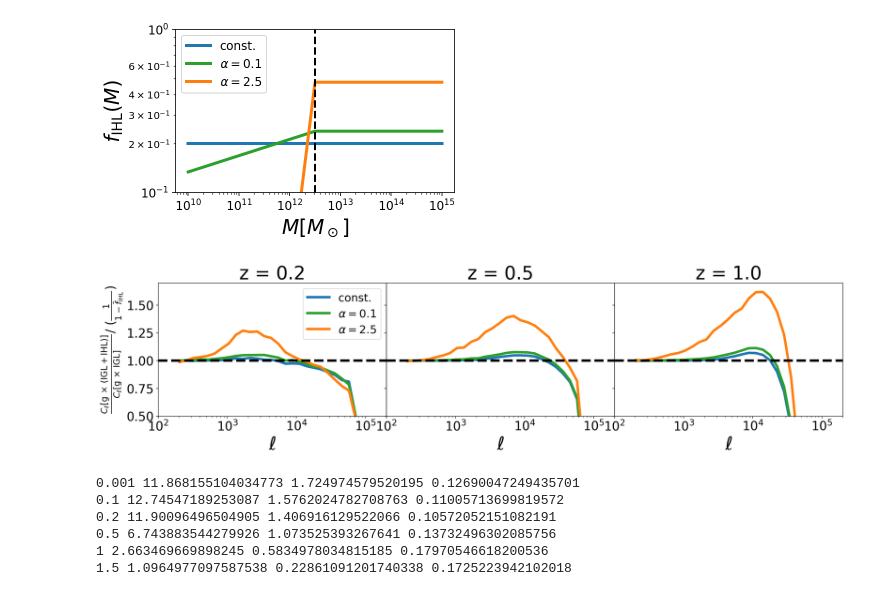
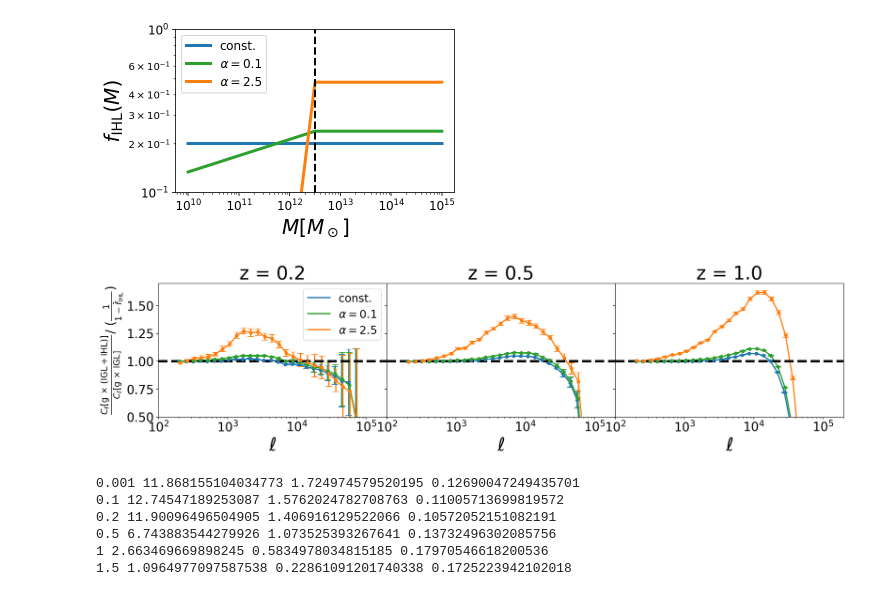
Before and after one commit to yuntingcheng/python_ciber, a Jupyter notebook: stack_modelfit/MICECAT_paperfigs.ipynb, the cells around one changed output. Cells and saved outputs as stored; diff of their text form; code cells hidden in the pictures.

```diff
--- a/stack_modelfit/MICECAT_paperfigs.ipynb
+++ b/stack_modelfit/MICECAT_paperfigs.ipynb
@@ -930,8 +964,9 @@ zg_arr = np.array([0.2, 0.5, 1.0])
 r_IHL = f_IHL / (1 - f_IHL)
 fig, ax = plt.subplots(1,3, figsize=(20,4))
 
-for ialpha, (alpha,c,label) in enumerate(zip([None, 0.1, 2.5],['C0','C2','C1'],
-                                             ['const.', r'$\alpha=0.1$',r'$\alpha=2.5$'])):
+for ialpha, (alpha,c,label,xoff) in enumerate(zip([None, 0.1, 2.5],['C0','C2','C1'],
+                                             ['const.', r'$\alpha=0.1$',r'$\alpha=2.5$'],
+                                             [0.98,1,1.02])):
     for iz, zg in enumerate(zg_arr):
         if alpha is None:
             fname = mypaths['ciberdir']+'python_ciber/stack_modelfit/micecat_IHL_data/'\
@@ -967,40 +1002,47 @@ for ialpha, (alpha,c,label) in enumerate(zip([None, 0.1, 2.5],['C0','C2','C1'],
         Clsh = Clsh * (1+r_IHL)
         Clgh -= Clsh
         Clgh_arr= np.median(Clgh,axis=0)
-        Clgh_err  = (np.percentile(Clgh,16,axis=0) - np.percentile(Clgh,84,axis=0))/2/np.sqrt(Nfields)
+        Clgh_err  = (np.percentile(Clgh,16,axis=0) \
+                     - np.percentile(Clgh,84,axis=0))/2/np.sqrt(Nfields)
 
         r_arr = np.median(Clgh/Clga,axis=0)
-        r_err = (np.percentile(Clgh/Clga,16,axis=0) - np.percentile(Clgh/Clga,84,axis=0))/2/np.sqrt(Nfields)
+        r_err = (np.percentile(Clgh/Clga,16,axis=0) \
+                 - np.percentile(Clgh/Clga,84,axis=0))/2/np.sqrt(Nfields)
 
 
         if zg==0.2:
             idx_cut = 26
         if zg==0.5:
             idx_cut = 26
         if zg==1:
             idx_cut = 26
         spline_fit = scipy.interpolate.UnivariateSpline(np.log(l[idx_cut-4:idx_cut]),
                                                         np.log(r_arr[idx_cut-4:idx_cut]))
         r_fit = r_arr.copy()
         r_fit[idx_cut:] = np.exp(spline_fit(np.log(l[idx_cut:])))
 
-        ax[iz].semilogx(l, r_fit/(1+r_IHL), c=c, lw=4, label=label)
+
+        # ax[iz].semilogx(l, r_fit/(1+r_IHL), c=c, lw=4, label=label)
+        ax[iz].semilogx(l*xoff, r_fit/(1+r_IHL), c=c, lw=2, label=label)
+        ax[iz].errorbar(l[:26]*xoff, r_fit[:26]/(1+r_IHL), r_err[:26]/(1+r_IHL), c=c,
+                   capsize=5, markersize=10, elinewidth=2, markeredgewidth=1, fmt='.')
+
         ax[iz].axhline(1, lw=4, ls='--', c='k')
         ax[iz].set_ylim([0.5,1.7])
         ax[iz].set_xlim([1e2,2e5])
         ax[iz].tick_params(labelsize=20)
         ax[iz].set_xlabel(r'$\ell$', fontsize=30)
         ax[iz].set_title('z = {}'.format(zg), fontsize=30)
 ax[0].legend(fontsize=18)
 ax[0].set_ylabel(r'$\frac{C_\ell{\rm [g\, \times\, (IGL + IHL)]}}{C_\ell{\rm [g\, \times\, IGL]}}$'+\
                      r'/ $(\frac{1}{1-\bar{f}_{\rm IHL}})$',
                  fontsize=20)
 ax[1].tick_params(axis='y',labelleft=False)
 ax[2].tick_params(axis='y',labelleft=False)
 plt.subplots_adjust(wspace=0)
 plt.savefig('plots/MICECAT_paperfig/Cl_f_IHL_M.pdf',dpi=100, bbox_inches='tight')
 # %% [output]
-[figure, old version]
+[figure, new version]
 # %%
 def L_IHL_z(z, logMmin=9.03, logMmax=11.91):
     Mh_binedges = np.logspace(logMmin, logMmax, 1000)
```
Also changed, not shown: parts of 1 cell of this notebook.
